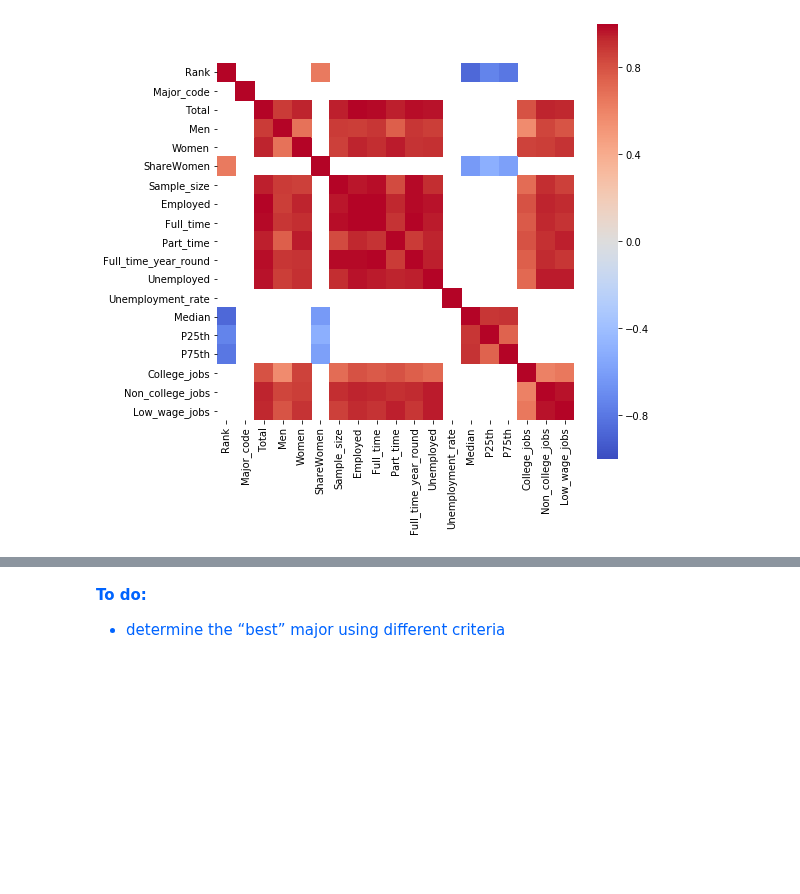
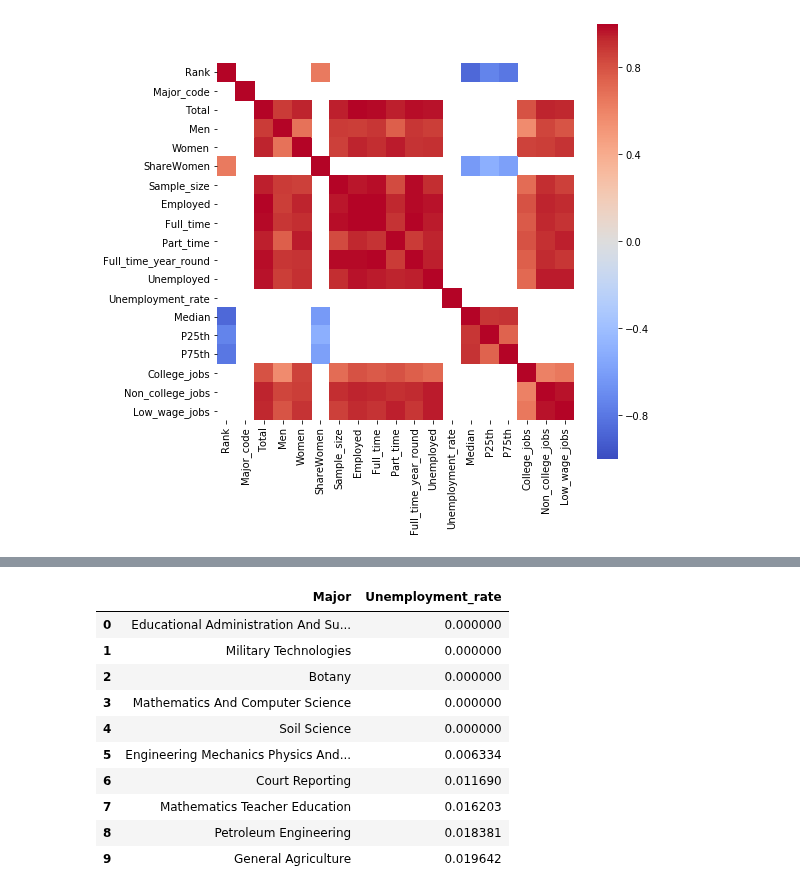
Before and after one commit to FlorentCLMichel/learning_data_science, a Jupyter notebook: Projects_Jupyter/Earnings_college_major.ipynb, the cells around one changed output, grey strips where cells are left out. Saved outputs shown, nothing was run; the diff lists cells and outputs as text; code cells hidden in the pictures; blank space fills up the shorter version.

```diff
--- a/Projects_Jupyter/Earnings_college_major.ipynb
+++ b/Projects_Jupyter/Earnings_college_major.ipynb
@@ -510,4 +521,17 @@ This indicates that the 25\% lowest and highest earnings both increase when the
-# %% [markdown]
-<font style="color:rgb(0,100,255)"><b> To do: </b><ul>
-    <li> determine the “best” major using different criteria </li>
-</ul></font>
+# %%
+n_best = 10 # number of majors to be printed
+best_majors_unemployment_rate = recent_grads[['Major', 'Unemployment_rate']].sort_values(by=['Unemployment_rate']).iloc[:n_best].reset_index(drop=True)
+best_majors_unemployment_rate['Major'] = best_majors_unemployment_rate['Major'].apply(str.title)
+best_majors_unemployment_rate
+# %% [output]
+|  | Major | Unemployment_rate |
+| 0 | Educational Administration And Su... | 0.000000 |
+| 1 | Military Technologies | 0.000000 |
+| 2 | Botany | 0.000000 |
+| 3 | Mathematics And Computer Science | 0.000000 |
+| 4 | Soil Science | 0.000000 |
+| 5 | Engineering Mechanics Physics And... | 0.006334 |
+| 6 | Court Reporting | 0.011690 |
+| 7 | Mathematics Teacher Education | 0.016203 |
+| 8 | Petroleum Engineering | 0.018381 |
+| 9 | General Agriculture | 0.019642 |
```
Also changed, not shown: parts of 19 cells of this notebook.
